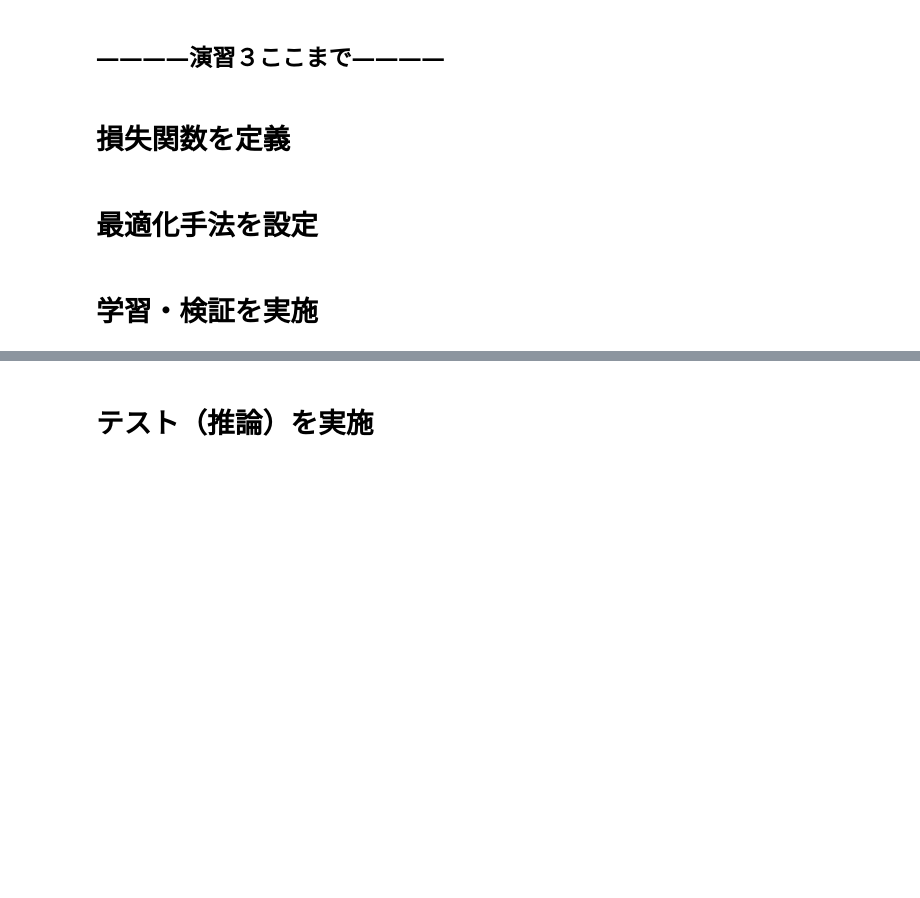
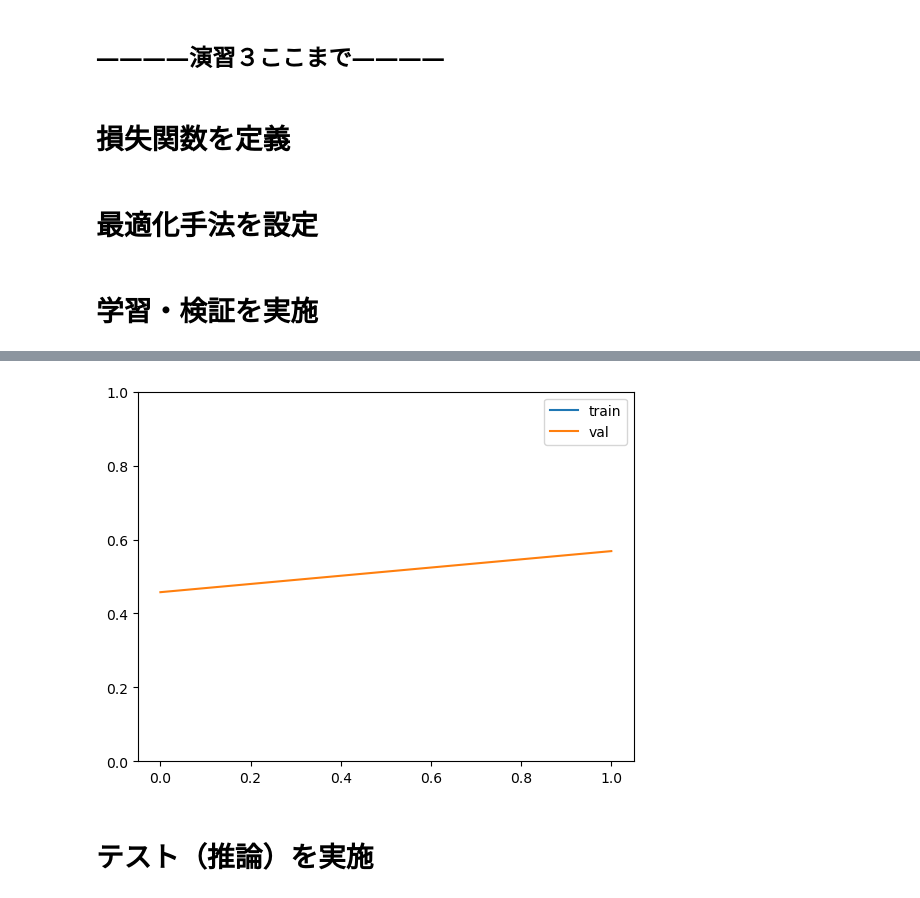
Before and after one commit to rin-nishikawa/internship, a Jupyter notebook: 1_image_classification/1_3_transfer_learning_on_GoogleColab_handson_gt.ipynb, the cells around one changed output, grey strips where cells are left out. Cells and saved outputs as stored; diff of their text form; code cells hidden in the pictures; blank space fills up the shorter version.

```diff
--- a/1_image_classification/1_3_transfer_learning_on_GoogleColab_handson_gt.ipynb
+++ b/1_image_classification/1_3_transfer_learning_on_GoogleColab_handson_gt.ipynb
@@ -445,7 +405,7 @@ predictor = ILSVRCPredictor(ILSVRC_class_index)
 # モデルを学習させる関数を作成
 
 
-def train_model(net, dataloaders_dict, criterion, optimizer, num_epochs):
+def train_model(net, dataloaders_dict, criterion, optimizer, acc_history, num_epochs):
 
     # GPUが使えるかを確認
     device = torch.device("cuda:0" if torch.cuda.is_available() else "cpu")
@@ -486,11 +446,7 @@ def train_model(net, dataloaders_dict, criterion, optimizer, num_epochs):
                 with torch.set_grad_enabled(phase == 'train'):
                     outputs = net(inputs)
                     loss = criterion(outputs, labels)  # 損失を計算
-                    out = torch.max(outputs, 1)  # ラベルを予測
-                    _, preds=out
-                    result = predictor.predict_max(out)
-                    print(result)
-                    breakpoint()
+                    _, preds = torch.max(outputs, 1)  # ラベルを予測
 
                     # 訓練時はバックプロパゲーション
                     if phase == 'train':
@@ -510,9 +466,13 @@ def train_model(net, dataloaders_dict, criterion, optimizer, num_epochs):
 
             print('{} Loss: {:.4f} Acc: {:.4f}'.format(
                 phase, epoch_loss, epoch_acc))
+
+            acc_history[phase].append(epoch_acc)
+    return acc_history
 # %%
 # 学習・検証を実行する
-num_epochs=1
-train_model(net, dataloaders_dict, criterion, optimizer, num_epochs=num_epochs)
+num_epochs=2
+acc_history = {'train': [], 'val': []}
+acc_history = train_model(net, dataloaders_dict, criterion, optimizer, acc_history, num_epochs=num_epochs)
 # %% [output]
 使用デバイス： cpu
@@ -522,3 +486,13 @@ AttributeError: 'torch.return_types.max' object has no attribute 'detach'
+# %%
+fig = plt.figure()
+ax = fig.add_subplot()
+ax.plot(acc_history['train'], label='train')
+ax.plot(acc_history['val'], label='val')
+ax.legend()
+ax.set_ylim(0, 1)
+fig.show()
+# %% [output]
+[figure, added]
 # %% [markdown]
 # テスト（推論）を実施
 # %%
```
Also changed, not shown: parts of 6 cells of this notebook.
